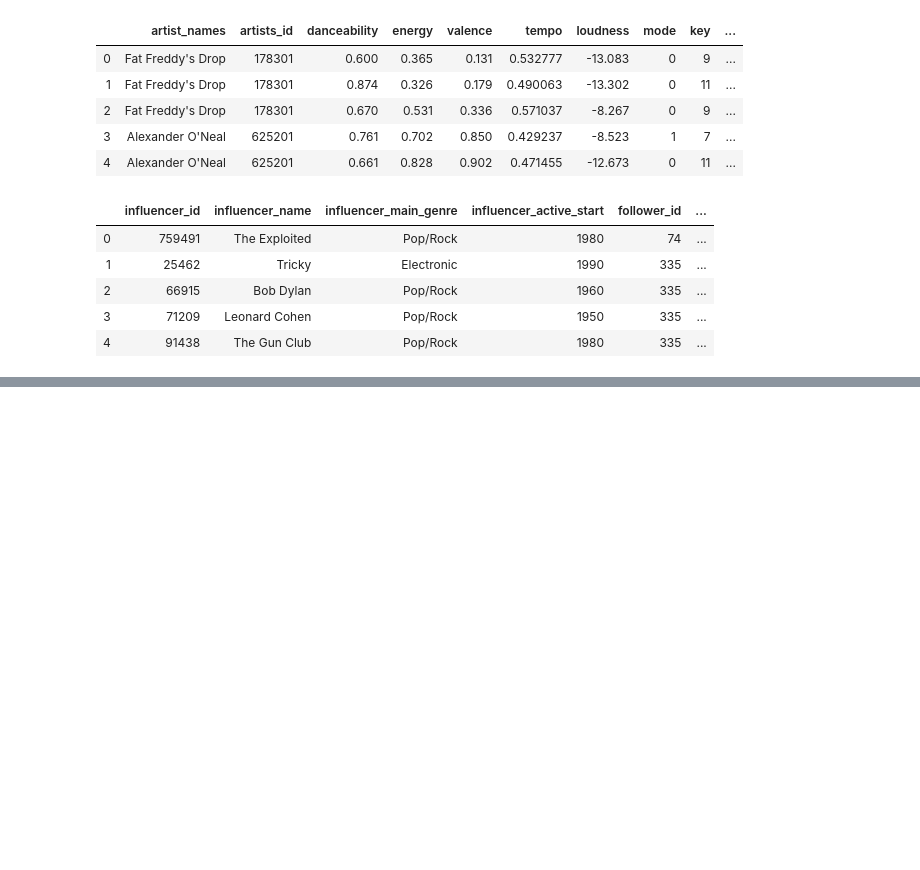
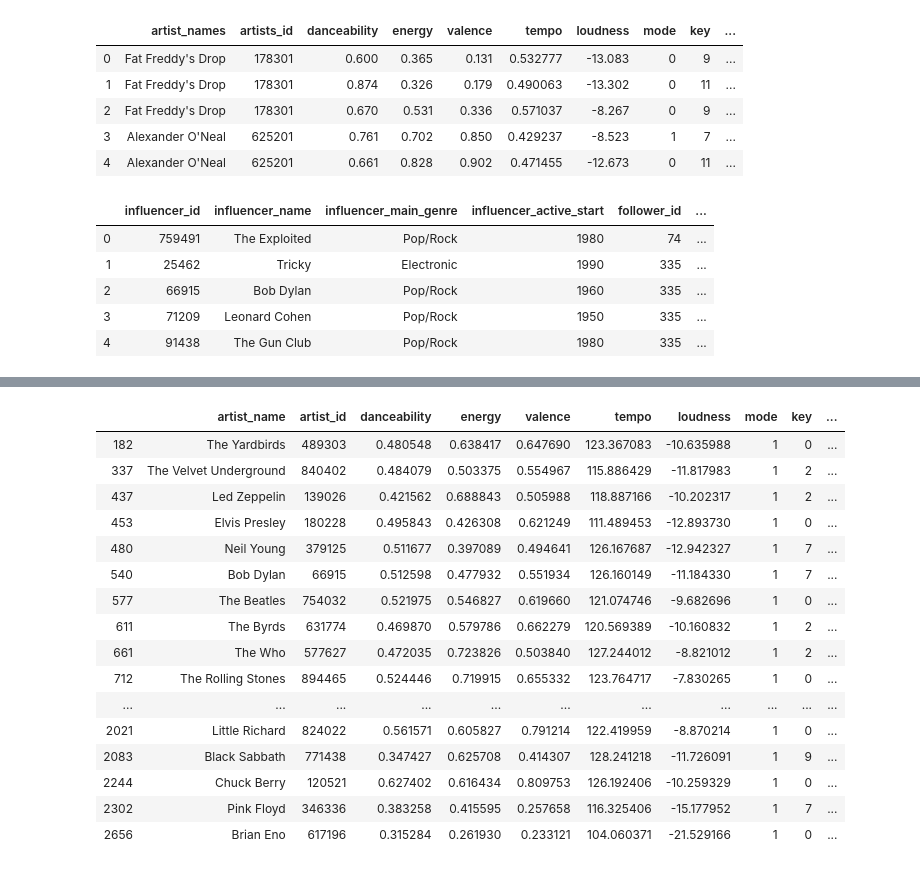
Before and after one commit to Wichaelian/ICM-2021, a Jupyter notebook: 2021_ICM_Problem_D_Data/Bullet 6.ipynb, the cells around one changed output, grey strips where cells are left out. Drawn from its saved outputs; the diff is of its cells as text; code cells hidden in the pictures; blank space fills up the shorter version.

```diff
--- a/2021_ICM_Problem_D_Data/Bullet 6.ipynb
+++ b/2021_ICM_Problem_D_Data/Bullet 6.ipynb
@@ -155,0 +233,16 @@ while i < len(influence):
+# %%
+def PRDiffRank(name):
+    prMeans = prSongs.groupby(['year']).mean()
+    prMeans = prMeans.reset_index()
+    prMeans = prMeans[prMeans['year'] > 1947]
+    ns = prSongs[prSongs['artist_names'] == name]
+    ns = ns.groupby(['year']).mean()
+    ns = ns.reset_index()
+    diff = 0
+    prMeans = prMeans[prMeans['year'].isin(list(ns['year']))]
+    prMeans = prMeans.reset_index(drop=True)
+    for count, val in enumerate(prMeans['mood']):
+        diff += abs(val - ns['mood'][count])
+    if diff == 0:
+        return 0
+    return diff/len(prMeans)
@@ -155,0 +276,7 @@ while i < len(influence):
+# %%
+prArtistsDF = artists[artists['artist_name'].isin(prArtists)]
+prArtistsDF['Diffrential'] = prArtistsDF['artist_name'].apply(PRDiffRank)
+prArtistsDF = prArtistsDF.sort_values(by=['Diffrential'])
+prArtistsDF = prArtistsDF.reset_index(drop=True)
+prArtistsDF = prArtistsDF[prArtistsDF['Diffrential'] > 0]
+prArtistsDF
@@ -155,0 +301,28 @@ while i < len(influence):
+# %%
+prLegends = []
+for i in prArtistsDF['artist_name']:
+        df = totalInfluence[totalInfluence['names'] == i]
+        if len(df) > 0:
+            index = df.index[0]
+            if index < 0.01 * len(totalInfluence):
+                prLegends.append(i)
+prLegendsDF = prArtistsDF[prArtistsDF['artist_name'].isin(prLegends)]
+prLegendsDF
+# %% [output]
+|  | artist_name | artist_id | danceability | energy | valence | tempo | loudness | mode | key | ... |
+| 182 | The Yardbirds | 489303 | 0.480548 | 0.638417 | 0.647690 | 123.367083 | -10.635988 | 1 | 0 | ... |
+| 337 | The Velvet Underground | 840402 | 0.484079 | 0.503375 | 0.554967 | 115.886429 | -11.817983 | 1 | 2 | ... |
+| 437 | Led Zeppelin | 139026 | 0.421562 | 0.688843 | 0.505988 | 118.887166 | -10.202317 | 1 | 2 | ... |
+| 453 | Elvis Presley | 180228 | 0.495843 | 0.426308 | 0.621249 | 111.489453 | -12.893730 | 1 | 0 | ... |
+| 480 | Neil Young | 379125 | 0.511677 | 0.397089 | 0.494641 | 126.167687 | -12.942327 | 1 | 7 | ... |
+| 540 | Bob Dylan | 66915 | 0.512598 | 0.477932 | 0.551934 | 126.160149 | -11.184330 | 1 | 7 | ... |
+| 577 | The Beatles | 754032 | 0.521975 | 0.546827 | 0.619660 | 121.074746 | -9.682696 | 1 | 0 | ... |
+| 611 | The Byrds | 631774 | 0.469870 | 0.579786 | 0.662279 | 120.569389 | -10.160832 | 1 | 2 | ... |
+| 661 | The Who | 577627 | 0.472035 | 0.723826 | 0.503840 | 127.244012 | -8.821012 | 1 | 2 | ... |
+| 712 | The Rolling Stones | 894465 | 0.524446 | 0.719915 | 0.655332 | 123.764717 | -7.830265 | 1 | 0 | ... |
+| ... | ... | ... | ... | ... | ... | ... | ... | ... | ... | ... |
+| 2021 | Little Richard | 824022 | 0.561571 | 0.605827 | 0.791214 | 122.419959 | -8.870214 | 1 | 0 | ... |
+| 2083 | Black Sabbath | 771438 | 0.347427 | 0.625708 | 0.414307 | 128.241218 | -11.726091 | 1 | 9 | ... |
+| 2244 | Chuck Berry | 120521 | 0.627402 | 0.616434 | 0.809753 | 126.192406 | -10.259329 | 1 | 0 | ... |
+| 2302 | Pink Floyd | 346336 | 0.383258 | 0.415595 | 0.257658 | 116.325406 | -15.177952 | 1 | 7 | ... |
+| 2656 | Brian Eno | 617196 | 0.315284 | 0.261930 | 0.233121 | 104.060371 | -21.529166 | 1 | 0 | ... |
```
Also changed, not shown: parts of 6 cells of this notebook, 1 other file.
